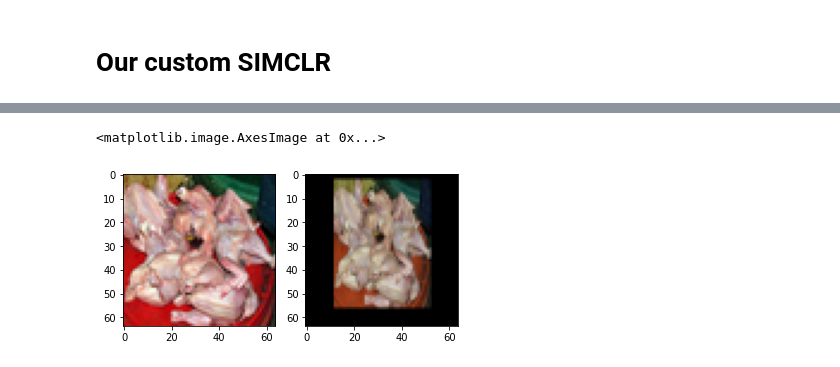
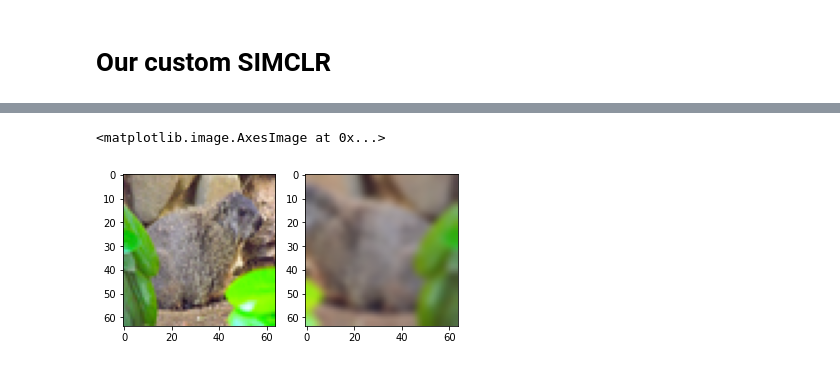
Before and after one commit to leagaze/contrastive-learning, a Jupyter notebook: Projet.ipynb, the cells around one changed output, grey strips where cells are left out. Drawn from its saved outputs; the diff is of its cells as text; code cells hidden in the pictures.

```diff
--- a/Projet.ipynb
+++ b/Projet.ipynb
@@ -94,4 +110,5 @@ x_lab, y_lab, x_unlab, x_test, y_test = load_semisup_data(path, CLASSES, image_s
 # %%
+x_lab, y_lab, x_unlab, x_test, y_test = load_semisup_data(path, CLASSES)
 print(x_lab.shape, y_lab.shape)
 print(x_unlab.shape)
 print(x_test.shape, y_test.shape)
@@ -178,8 +282,2 @@ _________________________________________________________________
 # %% [markdown]
 # Our custom SIMCLR
-# %%
-import tensorflow as tf
-#récupération d'un tenseur pour tester notre fonction d'augmentation
-x_lab=tf.cast(x_lab, tf.float32)
-test_tensor=x_lab[1]
-test_tensor=np.array(test_tensor)
@@ -219,6 +370,7 @@ Successfully installed albumentations-1.1.0 qudida-0.0.4
 # %%
+from albumentations.augmentations.transforms import Flip
 import albumentations as A
-from albumentations import Compose, GaussianBlur, ColorJitter, CropAndPad, Sequential
+from albumentations import Compose, Sequential, GaussianBlur, ColorJitter, HorizontalFlip, RandomResizedCrop, ToGray
 
 def gen_augmentation(batch):
     """
@@ -230,28 +382,46 @@ def gen_augmentation(batch):
         data={'image':x}#.reshape(64,64,3)/255.
         transforms = Compose([
                 Sequential([
-                #Rotate(limit=40),
-                #HorizontalFlip(),
-                #HueSaturationValue(hue_shift_limit=1, sat_shift_limit=1, val_shift_limit=1, p=0.5),
-                    GaussianBlur(),
-                    ColorJitter(),
-                    CropAndPad(px=(0,20))
+                    RandomResizedCrop(height=IMAGE_SIZE, width=IMAGE_SIZE),
+                    HorizontalFlip(p=0.5),
+                    ColorJitter(p=0.8), #Peut etre des paramètres à ajuster
+                    ToGray(p=0.2),
+                    GaussianBlur(sigma_limit=(0.1, 2), blur_limit=(5, 5)),
                     ])
                 ])
         aug_data=transforms(**data)
         aug_img=aug_data['image']
         aug_batch.append(aug_img)
     return np.array(aug_batch)
+
+def gen_augmentation_class(batch):
+    """
+    On prend en entrée une image, sous forme de np array 3 dimensions. On applique une séquence de transformations et on retourne l'image augmentée.
+    """
+    aug_batch=[]
+    for i in range(len(batch)) :
+        x=np.array(batch[i],dtype='uint8')
+        data={'image':x}#.reshape(64,64,3)/255.
+        transforms = Compose([
+                Sequential([
+                    RandomResizedCrop(height=IMAGE_SIZE, width=IMAGE_SIZE),
+                    HorizontalFlip(p=0.5),
+                    ])
+                ])
+        aug_data=transforms(**data)
+        aug_img=aug_data['image']
+        aug_batch.append(aug_img)
+    return np.array(aug_batch)
 # %%
 #puis on test avec notre tenseur test_tensor
 augm_batch=gen_augmentation(x_lab[0:20])
 
 
 #affichage des résultats
 plt.subplot(1, 2, 1)
-plt.imshow(x_lab[3]/255.)
+plt.imshow(x_lab[2]/255.)
 plt.subplot(1, 2, 2)
-plt.imshow(augm_batch[3])
+plt.imshow(augm_batch[2])
 # %% [output]
 <matplotlib.image.AxesImage at 0x...>
-[figure, old version]
+[figure, new version]
```
Also changed, not shown: parts of 34 cells of this notebook.
